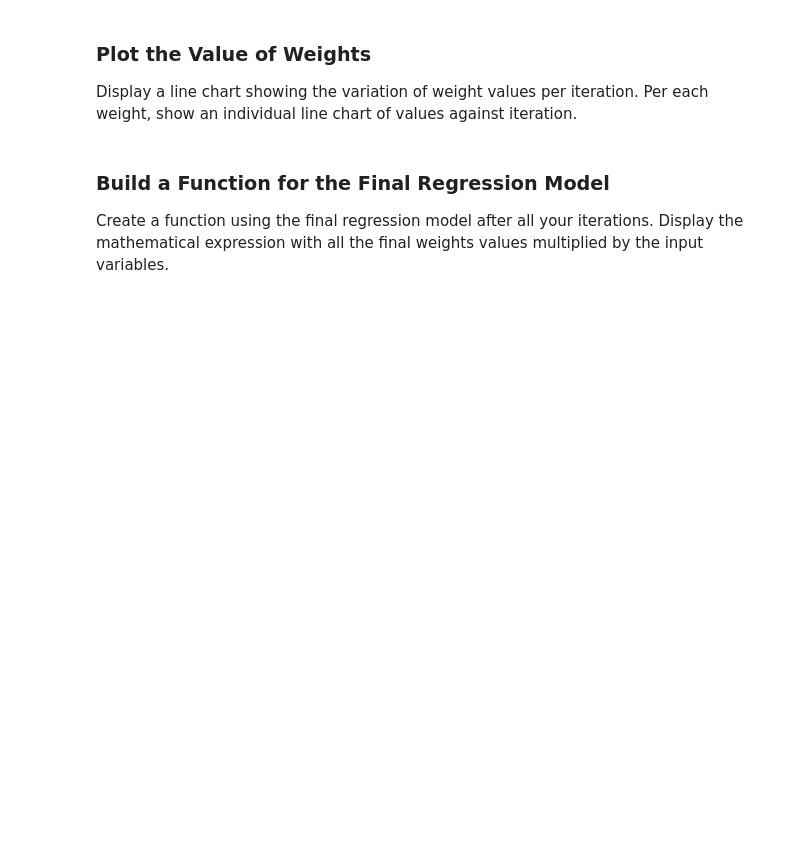
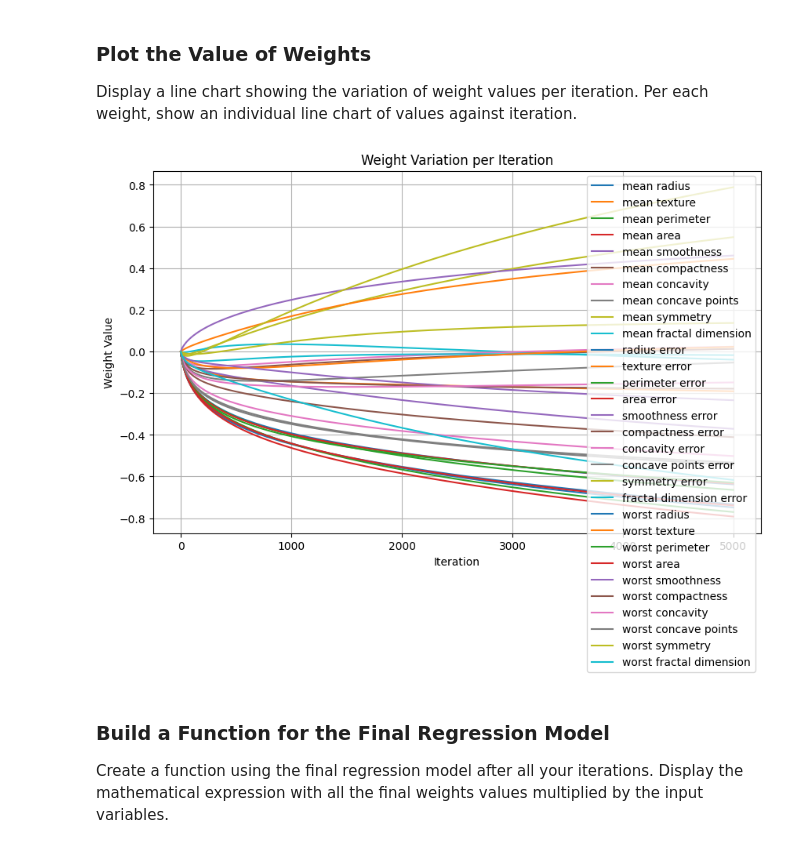
Before and after one commit to jjelleazarr/VS-Code-Projects, a Jupyter notebook: MACHINE LEARNING/FE2/Breast_Cancer.ipynb, the cells around one changed output. Cells and saved outputs as stored; diff of their text form; code cells hidden in the pictures; blank space fills up the shorter version.

```diff
--- a/MACHINE LEARNING/FE2/Breast_Cancer.ipynb
+++ b/MACHINE LEARNING/FE2/Breast_Cancer.ipynb
@@ -113,3 +107,8 @@ Randomly sample a subset of the data using the seed you have selected; limit the
+# %%
+# Sample the Breast Cancer data to 30 with the unique seed as the random state
+sampled_indices = np.random.choice(len(X), size=30, replace=False)
+X_train = X.values[sampled_indices]
+y_train = y.values[sampled_indices]
 # %% [markdown]
 ### Weight Update Function
 Build a weight update function following the Gradient Descent concept.
@@ -128,3 +208,24 @@ Display a line chart showing the variation of weight values per iteration. Per e
+# %%
+num_features = len(X.columns)
+iterations  = range(n_iterations)
+
+plt.figure(figsize=(10, 6))
+
+for j in range(num_features):
+    # Extract thje weight values for the j-th feature
+    weight_values = [weights[j] for weights in weights_history]
+
+    # Plots the weight values against the iteration
+    plt.plot(iterations, weight_values, label=X.columns[j])
+
+plt.xlabel("Iteration")
+plt.ylabel("Weight Value")
+plt.title("Weight Variation per Iteration")
+plt.legend()
+plt.grid(True)
+plt.show()
+# %% [output]
+[figure, added]
 # %% [markdown]
 ### Build a Function for the Final Regression Model
 Create a function using the final regression model after all your iterations. Display the mathematical expression with all the final weights values multiplied by the input variables.
```
Also changed, not shown: parts of 17 cells of this notebook, 1 other file.
